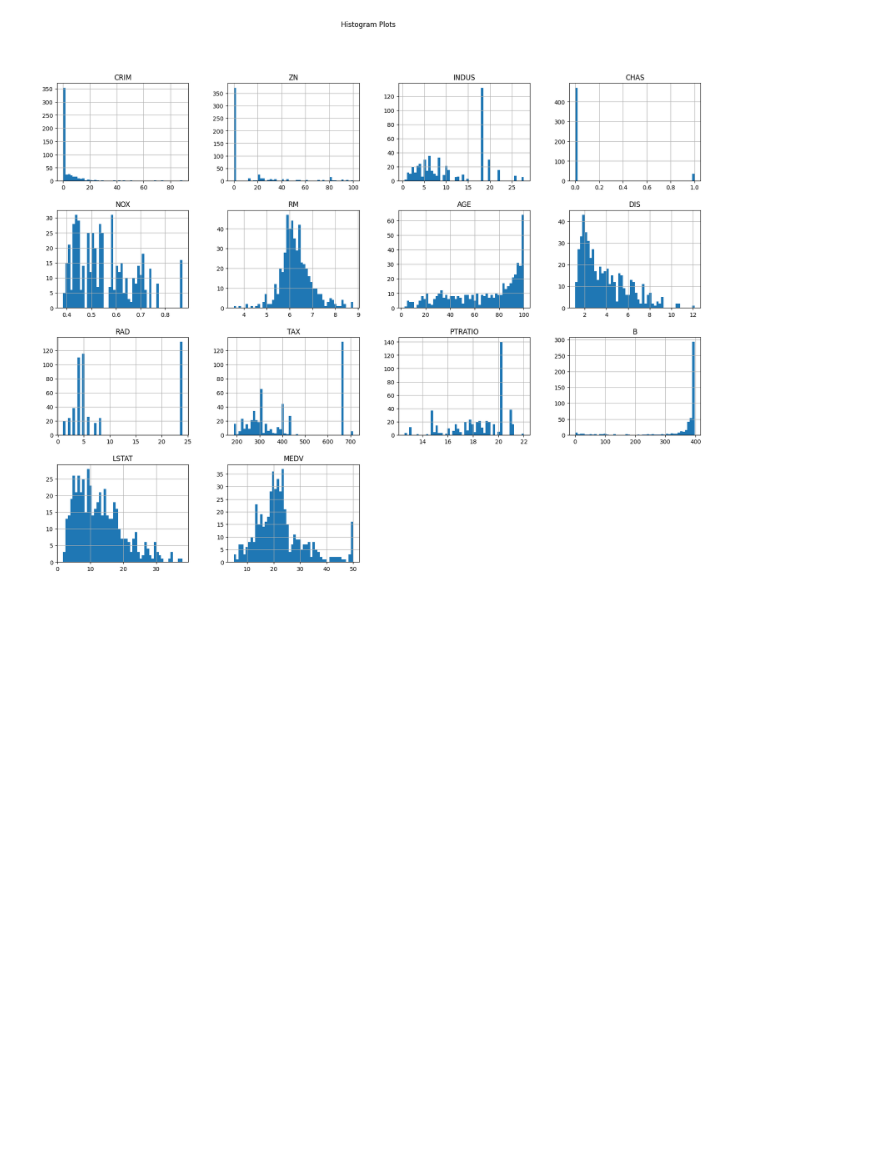
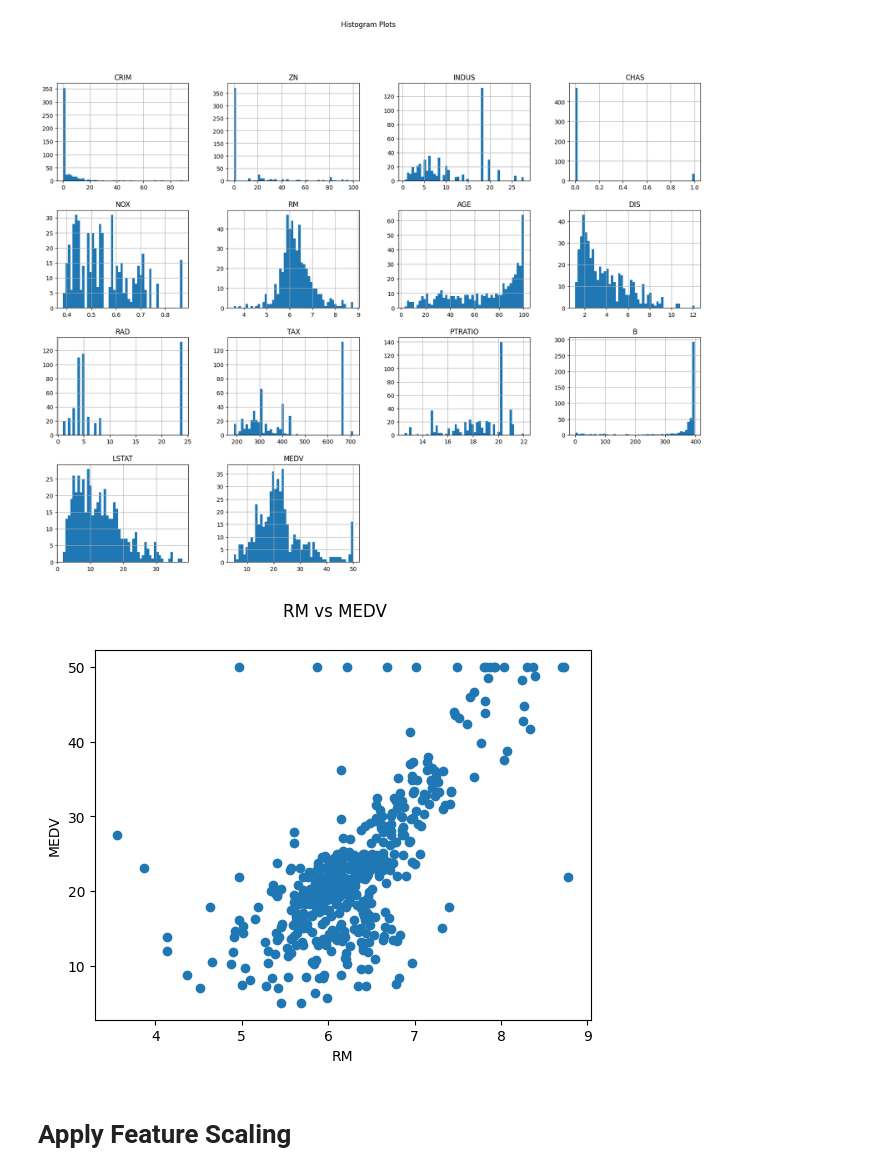
Before and after one commit to Wrudra/CSE-445-Machine-Learning-Assignment-1-Spring-2025, a Jupyter notebook: boston-housing-cse445-assignment.ipynb, the cells around one changed output. Saved outputs shown, nothing was run; the diff lists cells and outputs as text; code cells hidden in the pictures; blank space fills up the shorter version.

```diff
--- a/boston-housing-cse445-assignment.ipynb
+++ b/boston-housing-cse445-assignment.ipynb
@@ -73,3 +119,14 @@ plt.suptitle("Histogram Plots")
 plt.show()
 # %% [output]
 [figure]
+# %%
+# Scatter plot of MEDV vs RM
+plt.scatter(df['RM'], df['MEDV'])
+plt.suptitle("RM vs MEDV")
+plt.xlabel('RM')
+plt.ylabel("MEDV")
+plt.show()
+# %% [output]
+[figure, added]
+# %% [markdown]
+# Apply Feature Scaling
```
Also changed, not shown: parts of 10 cells of this notebook.
